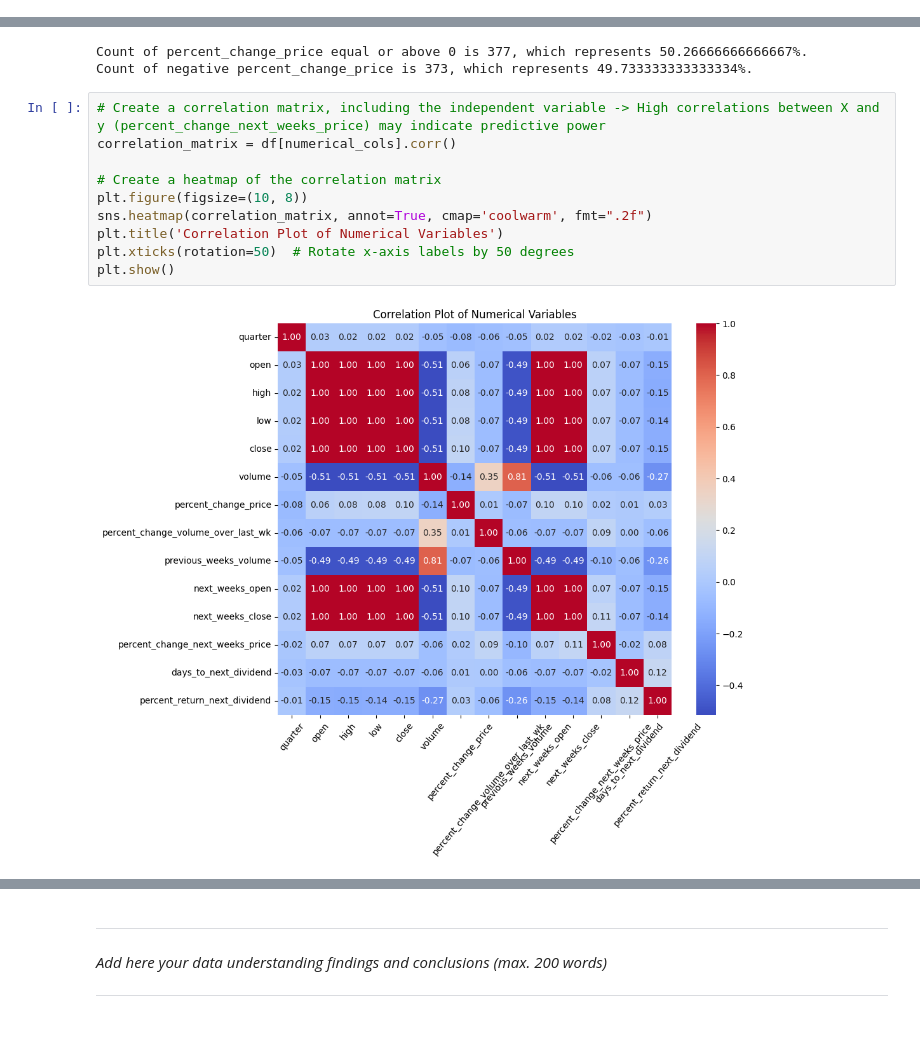
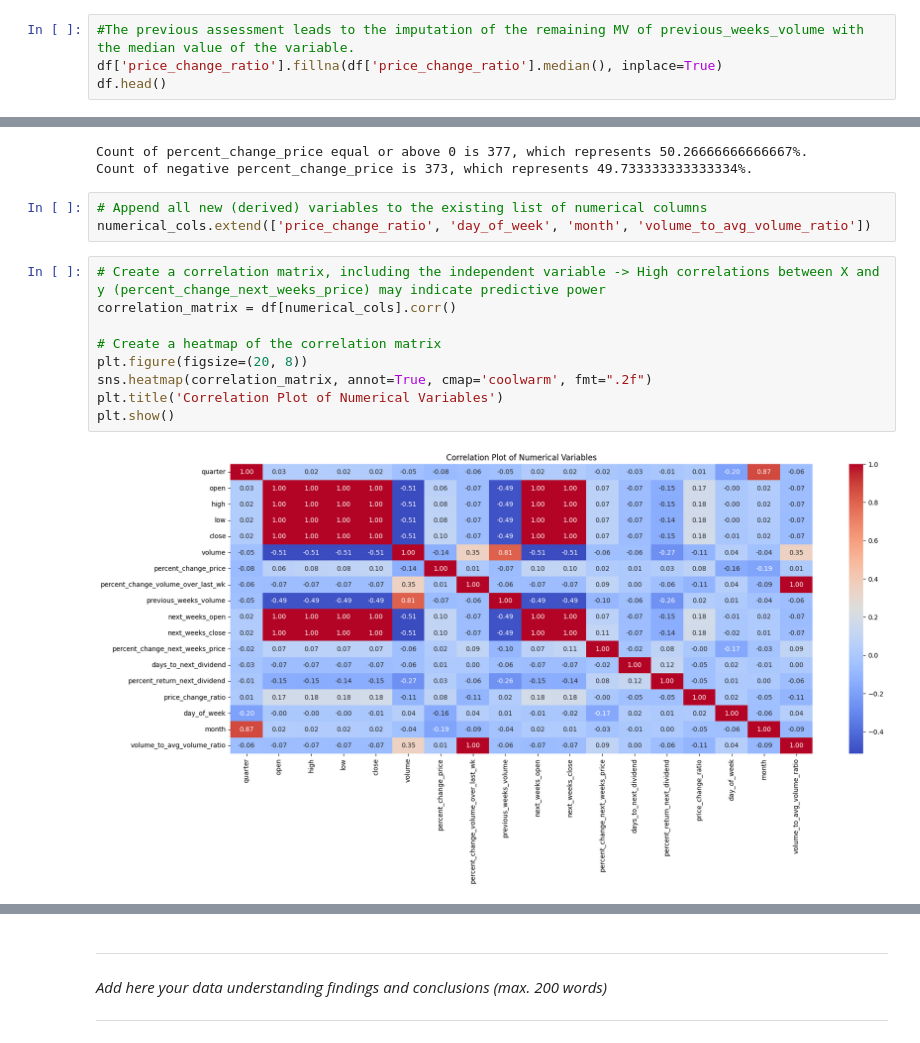
Before and after one commit to CarolinaRuivo/dowjones-index, a Jupyter notebook: template.ipynb, the cells around one changed output, grey strips where cells are left out. Saved outputs shown, nothing was run; the diff lists cells and outputs as text.

```diff
--- a/template.ipynb
+++ b/template.ipynb
@@ -377,0 +458,4 @@ memory usage: 93.9+ KB
+# %%
+#The previous assessment leads to the imputation of the remaining MV of previous_weeks_volume with the median value of the variable.
+df['price_change_ratio'].fillna(df['price_change_ratio'].median(), inplace=True)
+df.head()
@@ -500,15 +611,17 @@ print(f"Count of negative percent_change_price is {(df['percent_change_price'] <
 # %% [output]
 Count of percent_change_price equal or above 0 is 377, which represents 50.26666666666667%.
 Count of negative percent_change_price is 373, which represents 49.733333333333334%.
+# %%
+# Append all new (derived) variables to the existing list of numerical columns
+numerical_cols.extend(['price_change_ratio', 'day_of_week', 'month', 'volume_to_avg_volume_ratio'])
 # %%
 # Create a correlation matrix, including the independent variable -> High correlations between X and y (percent_change_next_weeks_price) may indicate predictive power
 correlation_matrix = df[numerical_cols].corr()
 
 # Create a heatmap of the correlation matrix
-plt.figure(figsize=(10, 8))
+plt.figure(figsize=(20, 8))
 sns.heatmap(correlation_matrix, annot=True, cmap='coolwarm', fmt=".2f")
 plt.title('Correlation Plot of Numerical Variables')
-plt.xticks(rotation=50)  # Rotate x-axis labels by 50 degrees
 plt.show()
 # %% [output]
-[figure, old version]
+[figure, new version]
```
Also changed, not shown: parts of 35 cells of this notebook.
